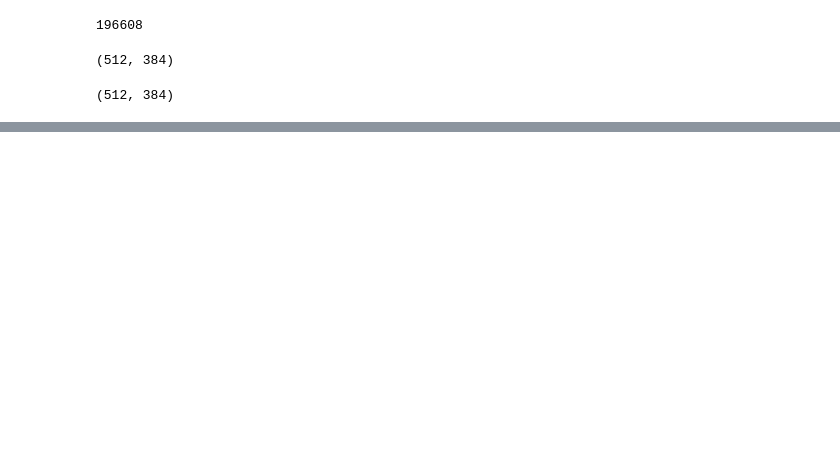
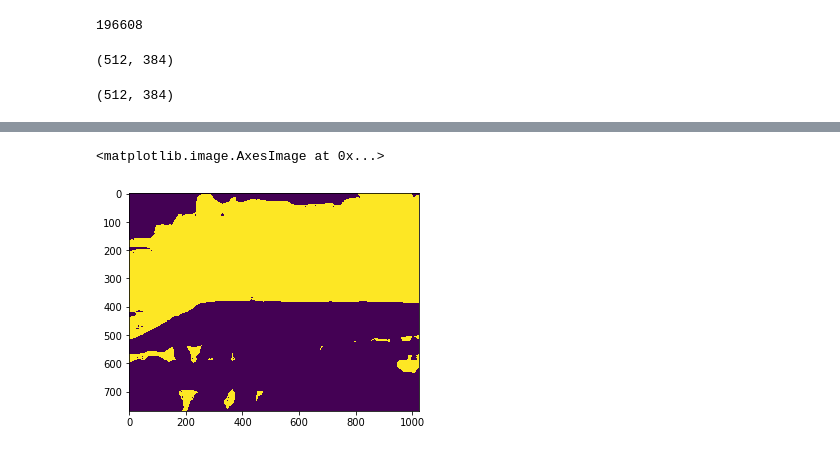
Before and after one commit to lixx2938/MegaDepth, a Jupyter notebook: depth_maps.ipynb, the cells around one changed output, grey strips where cells are left out. Drawn from its saved outputs; the diff is of its cells as text; code cells hidden in the pictures; blank space fills up the shorter version.

```diff
--- a/depth_maps.ipynb
+++ b/depth_maps.ipynb
@@ -262,0 +415,15 @@ np.savetxt()
+# %%
+bgr = [1,149,255]
+margin = 20
+lower = np.array([np.clip(a-margin,0,255) for a in bgr])
+upper = np.array([np.clip(a+margin,0,255) for a in bgr])
+#mask = np.zeros((im.shape[0],im.shape[1]), dtype=int)
+mask = cv.inRange(im, lower, upper)
+#mask = np.where(np.all(, axis=2),1,0)
+points = predict_depth.convert_array_to_points(mask)
+mask_points = points[np.where(points[:,2] == 255), :2]
+# %%
+plt.imshow(mask)
+# %% [output]
+<matplotlib.image.AxesImage at 0x...>
+[figure, added]
```
Also changed, not shown: parts of 52 cells of this notebook, 4 other files.
